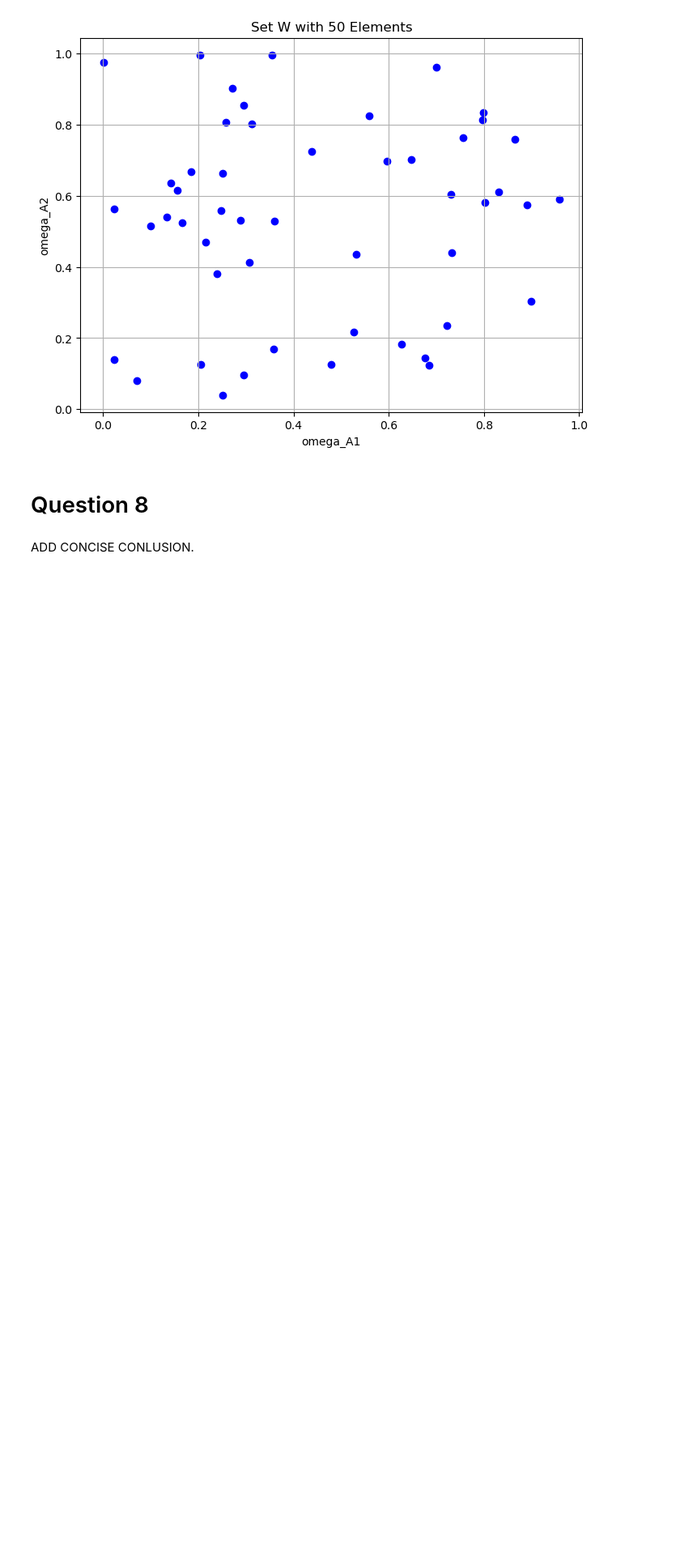
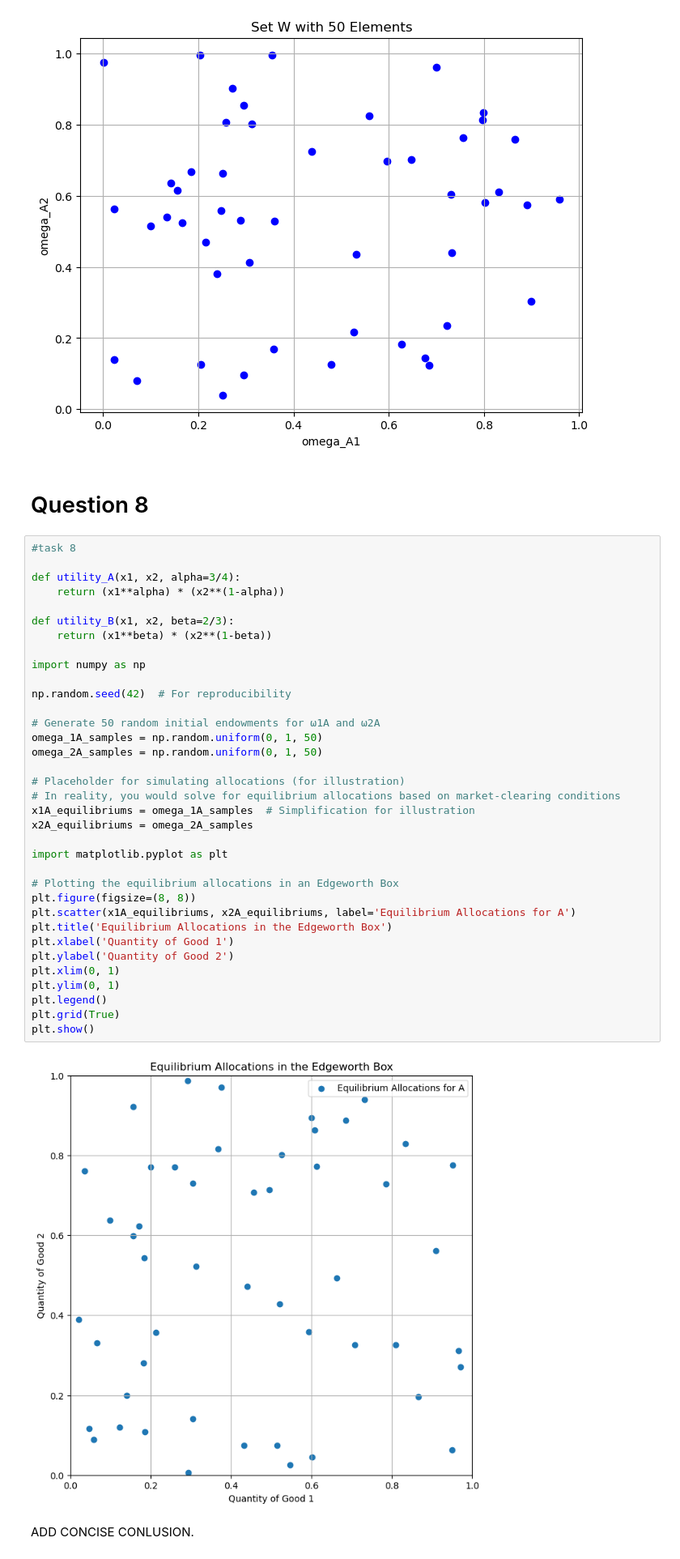
Before and after one commit to NumEconCopenhagen/projects-2024-chloe-louis-zuzanna, a Jupyter notebook: inauguralproject/inauguralproject.ipynb, the cells around one changed output. Shown at 81% size. Saved outputs shown, nothing was run; the diff lists cells and outputs as text; blank space fills up the shorter version.

```diff
--- a/inauguralproject/inauguralproject.ipynb
+++ b/inauguralproject/inauguralproject.ipynb
@@ -709,5 +718,42 @@ plt.show()
 [figure]
 # %% [markdown]
 # Question 8
+# %%
+#task 8
+
+def utility_A(x1, x2, alpha=3/4):
+    return (x1**alpha) * (x2**(1-alpha))
+
+def utility_B(x1, x2, beta=2/3):
+    return (x1**beta) * (x2**(1-beta))
+
+import numpy as np
+
+np.random.seed(42)  # For reproducibility
+
+# Generate 50 random initial endowments for ω1A and ω2A
+omega_1A_samples = np.random.uniform(0, 1, 50)
+omega_2A_samples = np.random.uniform(0, 1, 50)
+
+# Placeholder for simulating allocations (for illustration)
+# In reality, you would solve for equilibrium allocations based on market-clearing conditions
+x1A_equilibriums = omega_1A_samples  # Simplification for illustration
+x2A_equilibriums = omega_2A_samples
+
+import matplotlib.pyplot as plt
+
+# Plotting the equilibrium allocations in an Edgeworth Box
+plt.figure(figsize=(8, 8))
+plt.scatter(x1A_equilibriums, x2A_equilibriums, label='Equilibrium Allocations for A')
+plt.title('Equilibrium Allocations in the Edgeworth Box')
+plt.xlabel('Quantity of Good 1')
+plt.ylabel('Quantity of Good 2')
+plt.xlim(0, 1)
+plt.ylim(0, 1)
+plt.legend()
+plt.grid(True)
+plt.show()
+# %% [output]
+[figure, added]
 # %% [markdown]
 ADD CONCISE CONLUSION.
```
Also changed, not shown: parts of 2 cells of this notebook.
